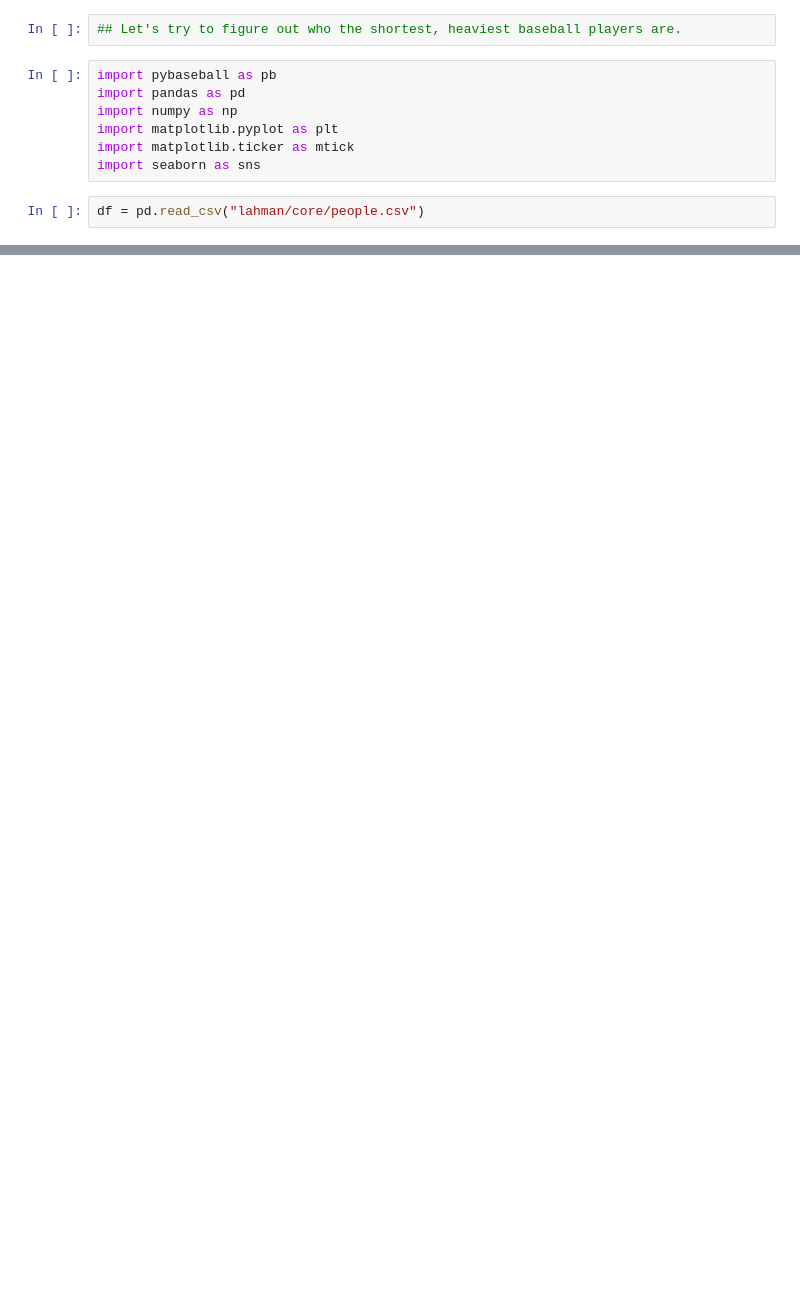
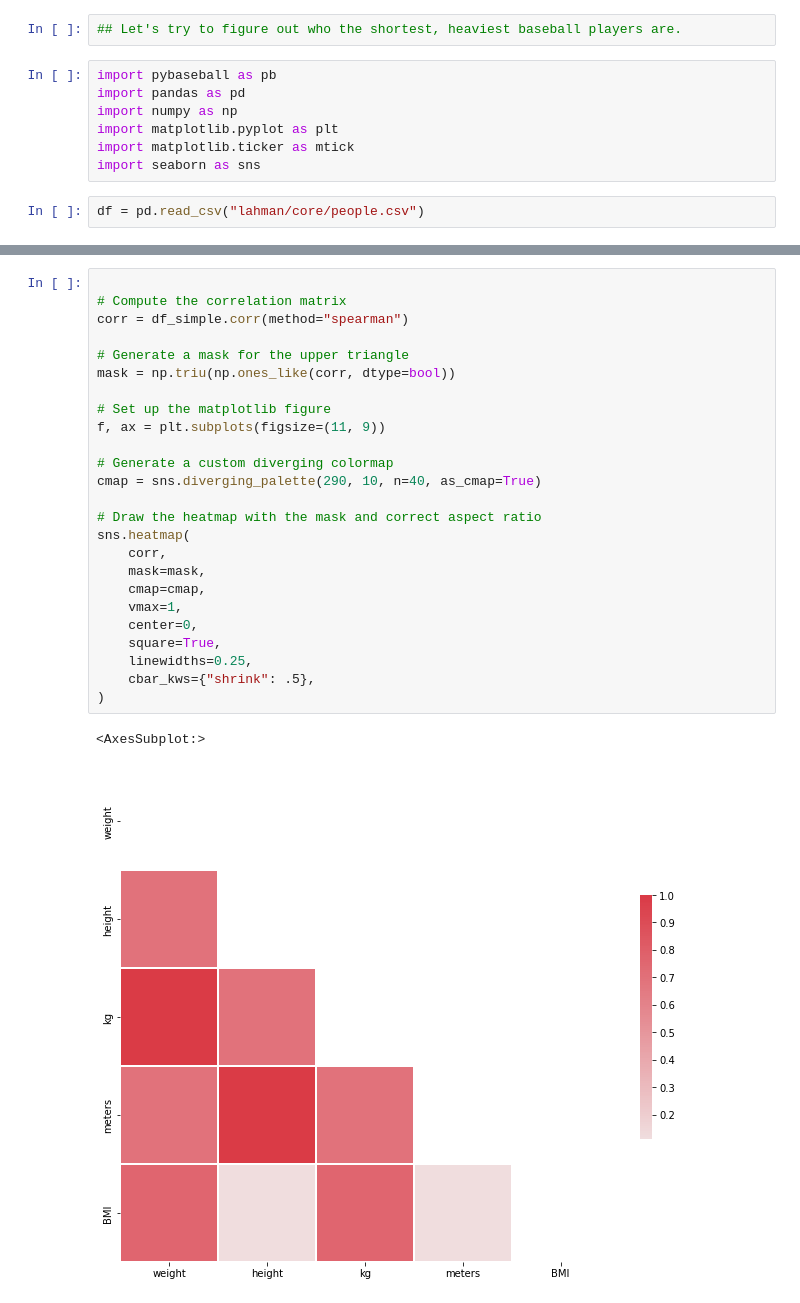
Before and after one commit to obverter/baseballings, a Jupyter notebook: high-bmi.ipynb, the cells around one changed output, grey strips where cells are left out. Drawn from its saved outputs; the diff is of its cells as text; blank space fills up the shorter version.

Commit message:
Try, fail diagonal correlation matrix.

```diff
--- a/high-bmi.ipynb
+++ b/high-bmi.ipynb
@@ -88,0 +81,28 @@ g.map_diag(sns.kdeplot, lw=3, legend=True)
+# %%
+
+# Compute the correlation matrix
+corr = df_simple.corr(method="spearman")
+
+# Generate a mask for the upper triangle
+mask = np.triu(np.ones_like(corr, dtype=bool))
+
+# Set up the matplotlib figure
+f, ax = plt.subplots(figsize=(11, 9))
+
+# Generate a custom diverging colormap
+cmap = sns.diverging_palette(290, 10, n=40, as_cmap=True)
+
+# Draw the heatmap with the mask and correct aspect ratio
+sns.heatmap(
+    corr,
+    mask=mask,
+    cmap=cmap,
+    vmax=1,
+    center=0,
+    square=True,
+    linewidths=0.25,
+    cbar_kws={"shrink": .5},
+)
+# %% [output]
+<AxesSubplot:>
+[figure, added]
```
Also changed, not shown: parts of 15 cells of this notebook.
